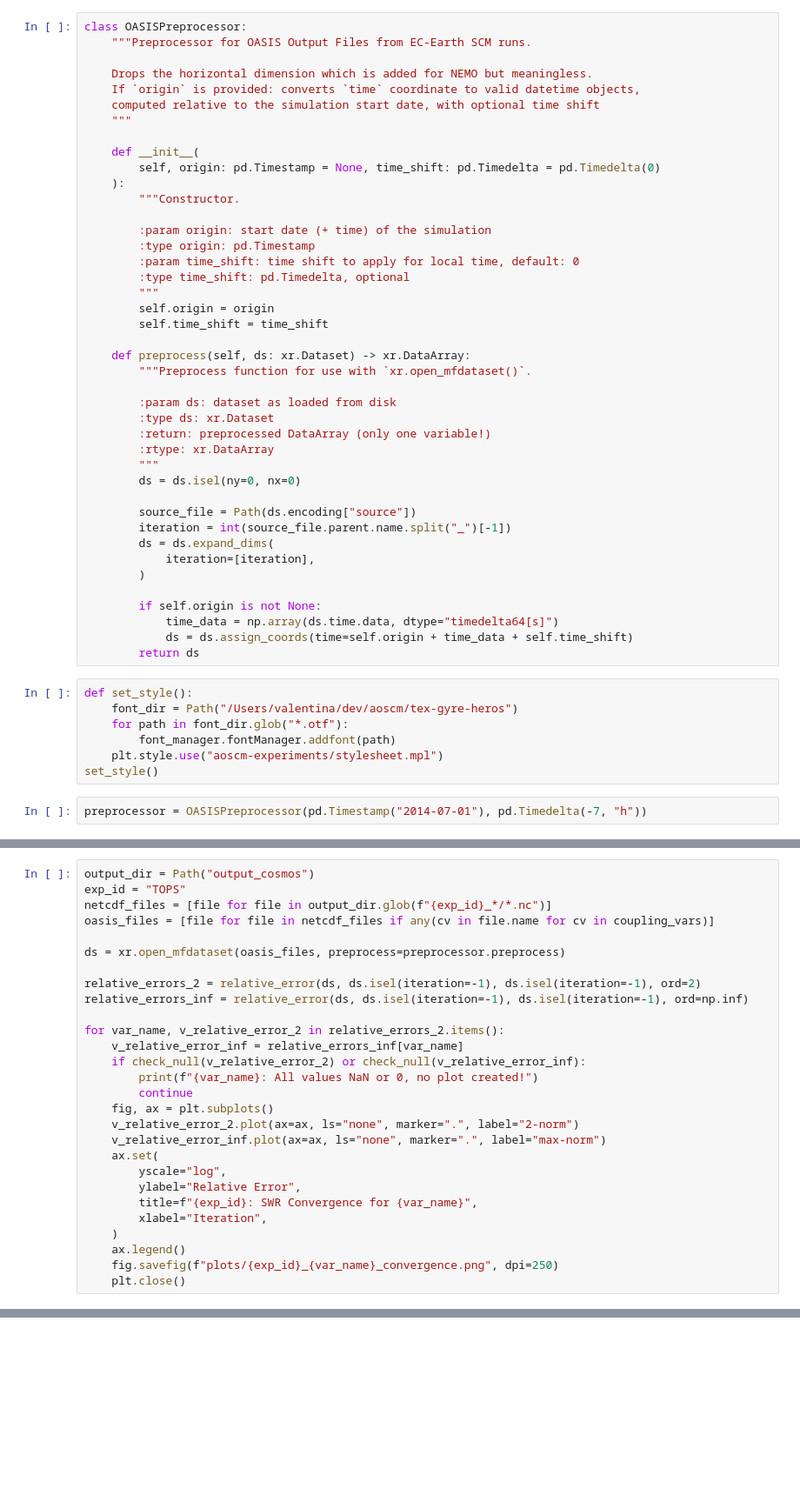
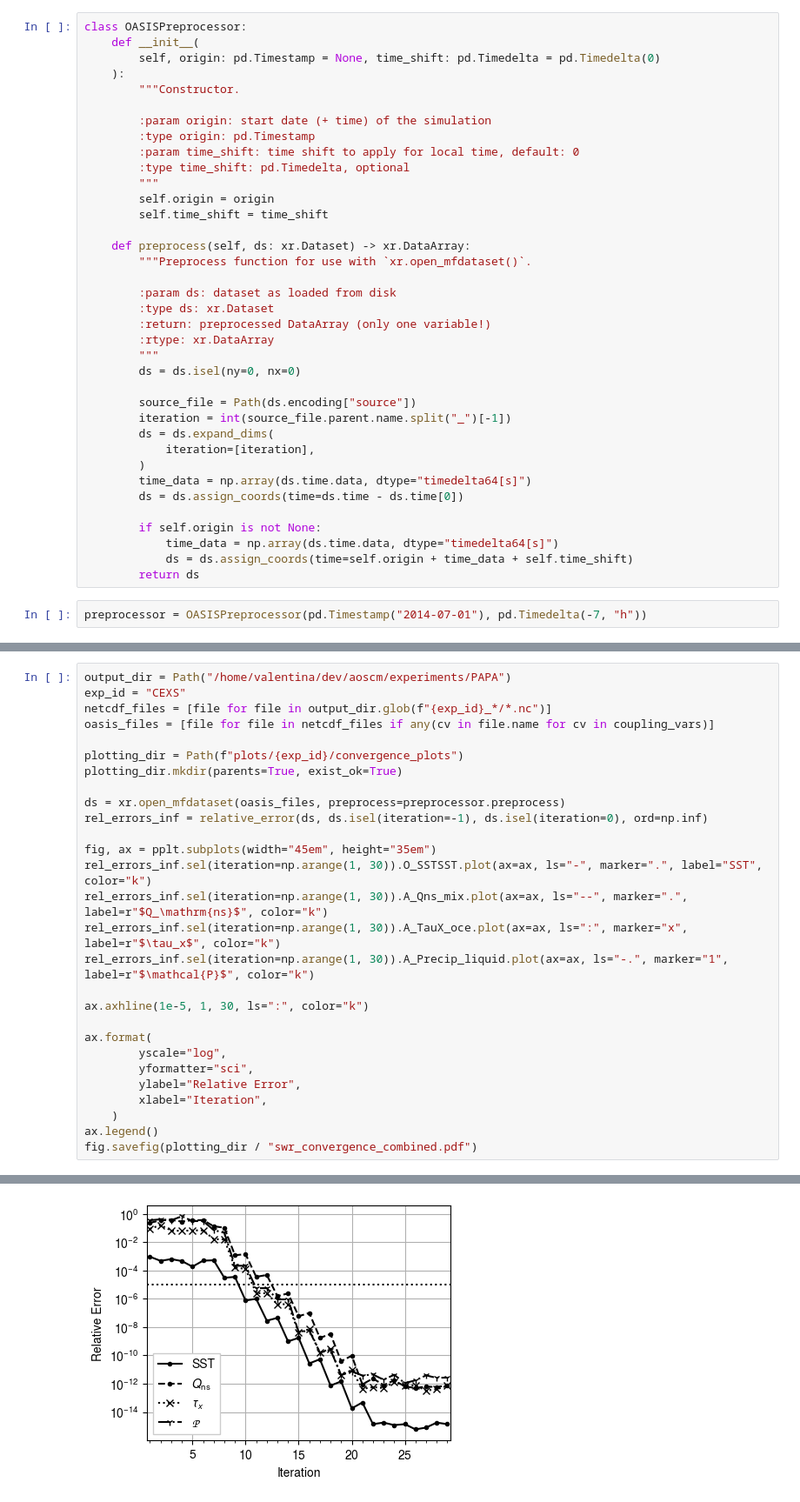
Before and after one commit to valentinaschueller/aoscm-experiments, a Jupyter notebook: convergence_plots_aoscm.ipynb, the cells around one changed output, grey strips where cells are left out. Shown at 87% size. Drawn from its saved outputs; the diff is of its cells as text; blank space fills up the shorter version.

Commit message:
Reduce plotting scripts

```diff
--- a/convergence_plots_aoscm.ipynb
+++ b/convergence_plots_aoscm.ipynb
@@ -11,12 +9,5 @@ from AOSCMcoupling.convergence_checker import vector_norm, relative_error, relat
 # %%
 class OASISPreprocessor:
-    """Preprocessor for OASIS Output Files from EC-Earth SCM runs.
-
-    Drops the horizontal dimension which is added for NEMO but meaningless.
-    If `origin` is provided: converts `time` coordinate to valid datetime objects,
-    computed relative to the simulation start date, with optional time shift
-    """
-
     def __init__(
         self, origin: pd.Timestamp = None, time_shift: pd.Timedelta = pd.Timedelta(0)
     ):
@@ -45,18 +36,13 @@ class OASISPreprocessor:
         ds = ds.expand_dims(
             iteration=[iteration],
         )
+        time_data = np.array(ds.time.data, dtype="timedelta64[s]")
+        ds = ds.assign_coords(time=ds.time - ds.time[0])
 
         if self.origin is not None:
             time_data = np.array(ds.time.data, dtype="timedelta64[s]")
             ds = ds.assign_coords(time=self.origin + time_data + self.time_shift)
         return ds
-# %%
-def set_style():
-    font_dir = Path("/Users/valentina/dev/aoscm/tex-gyre-heros")
-    for path in font_dir.glob("*.otf"):
-        font_manager.fontManager.addfont(path)
-    plt.style.use("aoscm-experiments/stylesheet.mpl")
-set_style()
 # %%
 preprocessor = OASISPreprocessor(pd.Timestamp("2014-07-01"), pd.Timedelta(-7, "h"))
 # %%
@@ -91,29 +70,29 @@ def check_null(da: xr.DataArray) -> bool:
 # %%
-output_dir = Path("output_cosmos")
-exp_id = "TOPS"
+output_dir = Path("/home/valentina/dev/aoscm/experiments/PAPA")
+exp_id = "CEXS"
 netcdf_files = [file for file in output_dir.glob(f"{exp_id}_*/*.nc")]
 oasis_files = [file for file in netcdf_files if any(cv in file.name for cv in coupling_vars)]
 
+plotting_dir = Path(f"plots/{exp_id}/convergence_plots")
+plotting_dir.mkdir(parents=True, exist_ok=True)
+
 ds = xr.open_mfdataset(oasis_files, preprocess=preprocessor.preprocess)
+rel_errors_inf = relative_error(ds, ds.isel(iteration=-1), ds.isel(iteration=0), ord=np.inf)
 
-relative_errors_2 = relative_error(ds, ds.isel(iteration=-1), ds.isel(iteration=-1), ord=2)
-relative_errors_inf = relative_error(ds, ds.isel(iteration=-1), ds.isel(iteration=-1), ord=np.inf)
+fig, ax = pplt.subplots(width="45em", height="35em")
+rel_errors_inf.sel(iteration=np.arange(1, 30)).O_SSTSST.plot(ax=ax, ls="-", marker=".", label="SST", color="k")
+rel_errors_inf.sel(iteration=np.arange(1, 30)).A_Qns_mix.plot(ax=ax, ls="--", marker=".", label=r"$Q_\mathrm{ns}$", color="k")
+rel_errors_inf.sel(iteration=np.arange(1, 30)).A_TauX_oce.plot(ax=ax, ls=":", marker="x", label=r"$\tau_x$", color="k")
+rel_errors_inf.sel(iteration=np.arange(1, 30)).A_Precip_liquid.plot(ax=ax, ls="-.", marker="1", label=r"$\mathcal{P}$", color="k")
 
-for var_name, v_relative_error_2 in relative_errors_2.items():
-    v_relative_error_inf = relative_errors_inf[var_name]
-    if check_null(v_relative_error_2) or check_null(v_relative_error_inf):
-        print(f"{var_name}: All values NaN or 0, no plot created!")
-        continue
-    fig, ax = plt.subplots()
-    v_relative_error_2.plot(ax=ax, ls="none", marker=".", label="2-norm")
-    v_relative_error_inf.plot(ax=ax, ls="none", marker=".", label="max-norm")
-    ax.set(
+ax.axhline(1e-5, 1, 30, ls=":", color="k")
+
+ax.format(
         yscale="log",
+        yformatter="sci",
         ylabel="Relative Error",
-        title=f"{exp_id}: SWR Convergence for {var_name}",
         xlabel="Iteration",
     )
-    ax.legend()
-    fig.savefig(f"plots/{exp_id}_{var_name}_convergence.png", dpi=250)
-    plt.close()
+ax.legend()
+fig.savefig(plotting_dir / "swr_convergence_combined.pdf")
 # %% [output]
@@ -120,0 +99 @@ A_Precip_liquid: All values NaN or 0, no plot created!
+[figure, added]
```
Also changed, not shown: parts of 3 cells of this notebook.
